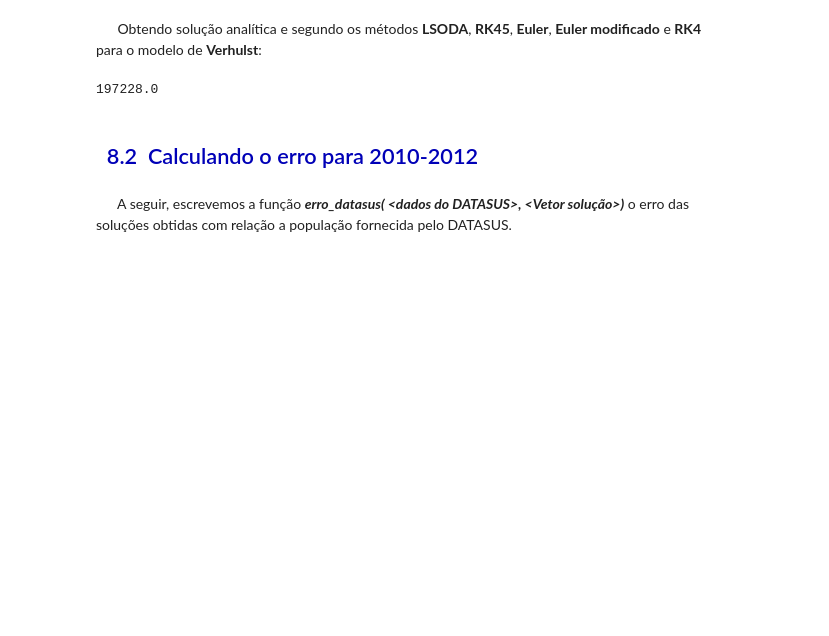
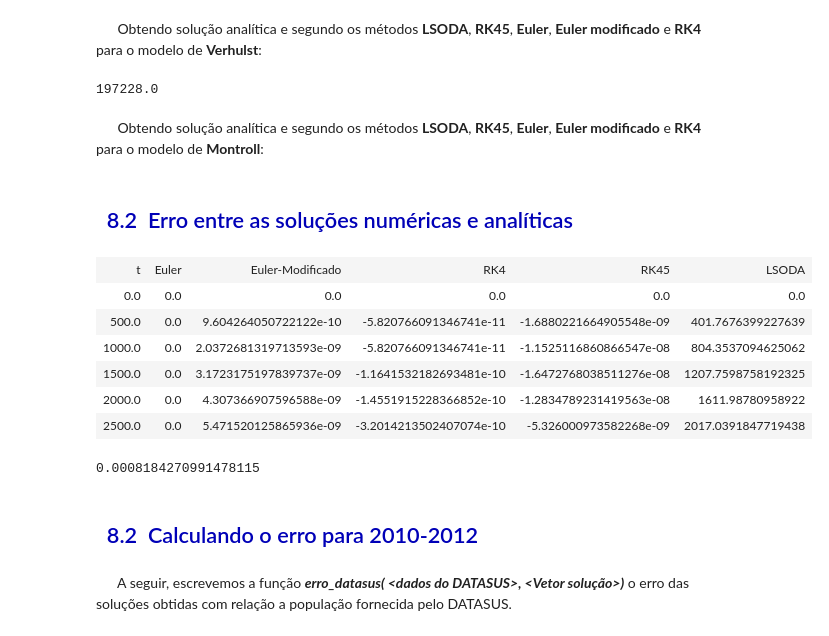
Before and after one commit to LaboratorioIPythonFURG/Modelo-Populacional-Malthus, a Jupyter notebook: Jupyter/8_comparativo.ipynb, the cells around one changed output. Cells and saved outputs as stored; diff of their text form; code cells hidden in the pictures; blank space fills up the shorter version.

```diff
--- a/Jupyter/8_comparativo.ipynb
+++ b/Jupyter/8_comparativo.ipynb
@@ -41,3 +46,9 @@ ti = 0 #tempo inicial
 tf = 11 #tempo final
 
 vt = np.arange(ti,tf,h) #Intervalo de 10 à 21 anos com passo h
+
+#vetor de posições para os intantes 0, 0.5, 1, 1.5, 2, 2.5 e 3:
+pos = [np.where(vt == 0),np.where(vt == 0.5),np.where(vt == 1),np.where(vt == 1.5),np.where(vt == 2),np.where(vt == 2.5),np.where(vt == 3)]
+
+pos[0][0][0]
+pos[0][0].shape
@@ -77,3 +90,5 @@ verhulst_rk4 = sol_rk4(vt,P0,'verhulst')
 print(malthus_rk45.y[0][0])
 # %% [output]
 197228.0
+# %% [markdown]
+&nbsp; &nbsp; &nbsp; Obtendo solução analítica e segundo os métodos <b>LSODA</b>, <b>RK45</b>, <b>Euler</b>, <b>Euler modificado</b> e <b>RK4</b> para o modelo de <b>Montroll</b>:
@@ -80,3 +107,37 @@ print(malthus_rk45.y[0][0])
+# %% [markdown]
+<h2 style='color:#0000b7' >&nbsp; 8.2 &nbsp;Erro entre as soluções numéricas e analíticas</h2>
+# %%
+err_malthus_euler = malthus_analitico - malthus_euler
+err_malthus_euler_mod = malthus_analitico - malthus_euler_mod
+err_malthus_rk4 = malthus_analitico - malthus_rk4
+err_malthus_lsoda = malthus_analitico - malthus_lsoda[0]
+err_malthus_rk45 = malthus_analitico - malthus_rk45.y[0]
+
+tabela = ['t','Euler','Euler-Modificado','RK4','RK45','LSODA']
+
+for k in range(0,6):
+    i = pos[k][0][0]
+    a = round(abs(err_malthus_euler[i]/malthus_analitico[i])*100,2)
+    tabela = np.vstack([tabela,[i,a,err_malthus_euler_mod[i],err_malthus_rk4[i],err_malthus_rk45[i],err_malthus_lsoda[i]]])
+
+display(HTML(
+   '<table><tr>{}</tr></table>'.format(
+       '</tr><tr>'.join(
+           '<td>{}</td>'.format('</td><td>'.join(str(_) for _ in row)) for row in tabela)
+       )
+))
+# %% [output]
+| t | Euler | Euler-Modificado | RK4 | RK45 | LSODA |
+| 0.0 | 0.0 | 0.0 | 0.0 | 0.0 | 0.0 |
+| 500.0 | 0.0 | 9.604264050722122e-10 | -5.820766091346741e-11 | -1.6880221664905548e-09 | 401.7676399227639 |
+| 1000.0 | 0.0 | 2.0372681319713593e-09 | -5.820766091346741e-11 | -1.1525116860866547e-08 | 804.3537094625062 |
+| 1500.0 | 0.0 | 3.1723175197839737e-09 | -1.1641532182693481e-10 | -1.6472768038511276e-08 | 1207.7598758192325 |
+| 2000.0 | 0.0 | 4.307366907596588e-09 | -1.4551915228366852e-10 | -1.2834789231419563e-08 | 1611.98780958922 |
+| 2500.0 | 0.0 | 5.471520125865936e-09 | -3.2014213502407074e-10 | -5.326000973582268e-09 | 2017.0391847719438 |
+# %%
+err_malthus_euler[500]
+# %% [output]
+0.0008184270991478115
 # %% [markdown]
 <h2 style='color:#0000b7' >&nbsp; 8.2 &nbsp;Calculando o erro para 2010-2012</h2>
 # %% [markdown]
```
Also changed, not shown: parts of 44 cells of this notebook, 9 other files.
